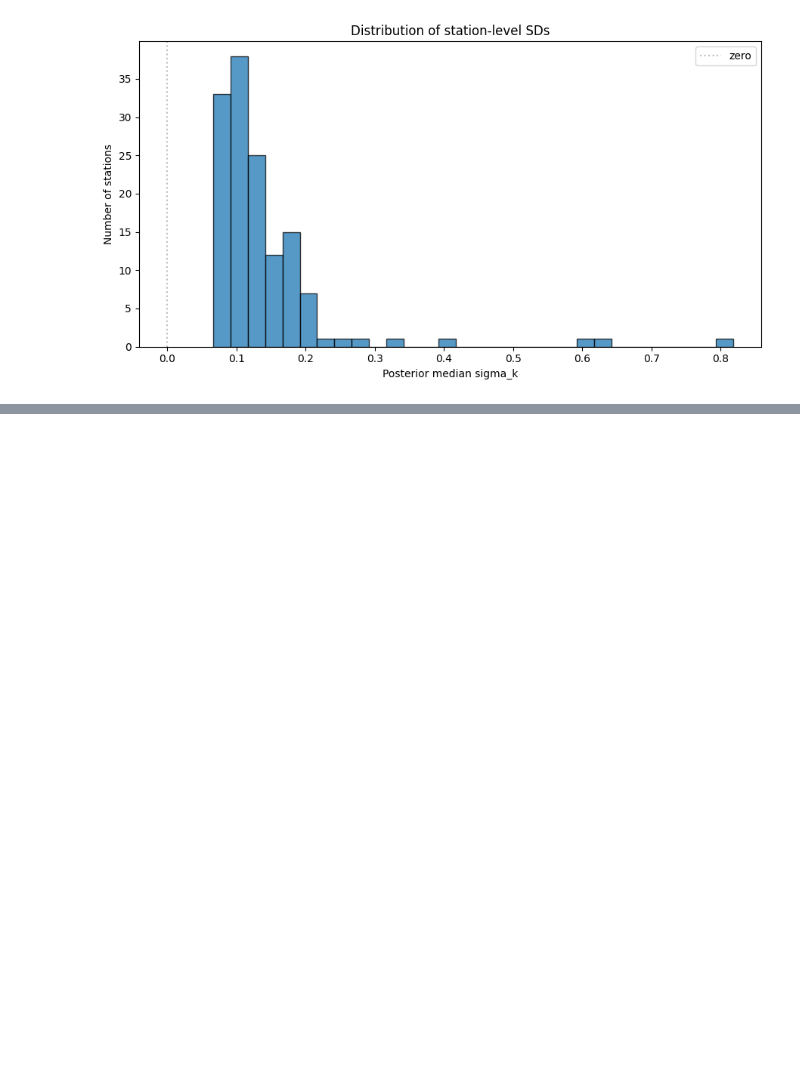
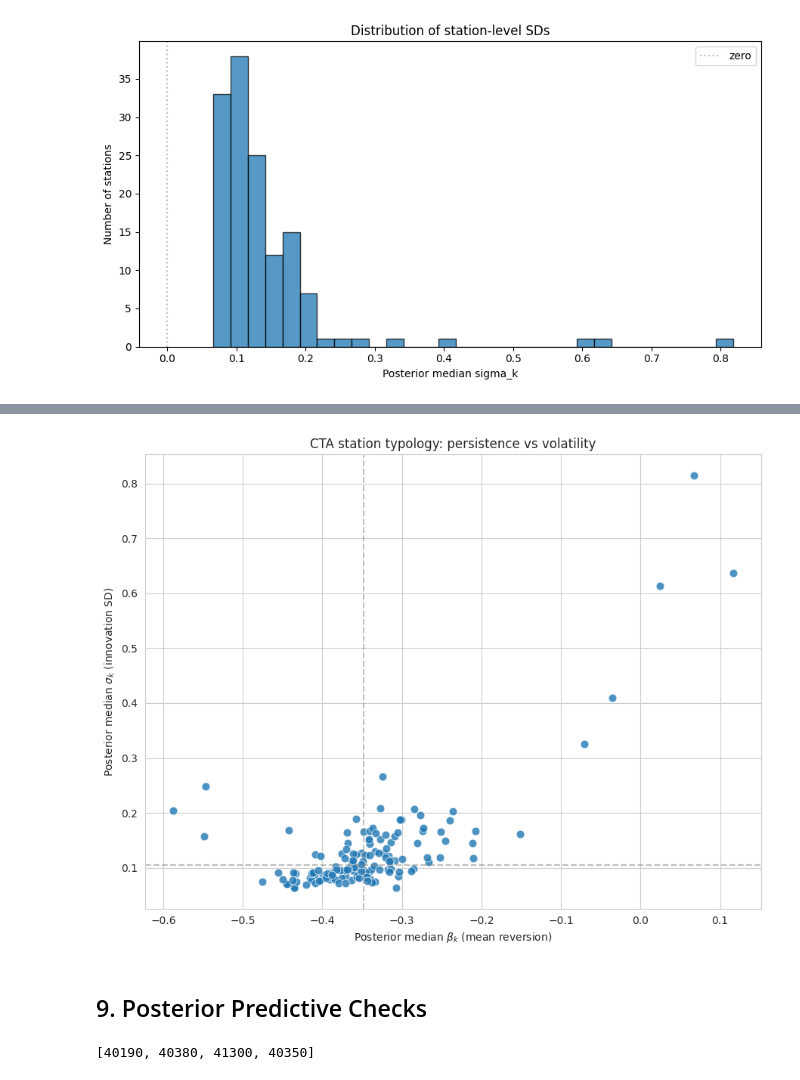
Before and after one commit to hatalan/sta720-project, a Jupyter notebook: notebooks/ar/ar.ipynb, the cells around one changed output, grey strips where cells are left out. Saved outputs shown, nothing was run; the diff lists cells and outputs as text; code cells hidden in the pictures; blank space fills up the shorter version.

```diff
--- a/notebooks/ar/ar.ipynb
+++ b/notebooks/ar/ar.ipynb
@@ -615,0 +802,8 @@ ar_mod_cta_icar_post.save_csvfiles(dir='./ar_mod_cta_icar_output')
+# %%
+station_df = pd.concat([station_id, pd.Series(beta_median, name='beta_median'), pd.Series(sigma_median, name='sigma_median')], axis=1)
+print(station_df)
+
+station_select = station_df.loc[(station_df['beta_median'] < -.2) & (station_df['beta_median'] > -0.25)]["station_id"]
+print(station_select)
+
+lookup_station(station_select, station_lookup)
@@ -615,0 +829,36 @@ ar_mod_cta_icar_post.save_csvfiles(dir='./ar_mod_cta_icar_output')
+# %%
+# Plot
+sns.set_style('whitegrid')
+fig, ax = plt.subplots(figsize=(9, 7))
+
+sns.scatterplot(
+    data=station_df,
+    x='beta_median',
+    y='sigma_median',
+    s=60,
+    alpha=0.8,
+    ax=ax,
+)
+
+# Quadrant lines at the medians
+ax.axvline(station_df['beta_median'].median(), color='gray', linestyle='--', alpha=0.5)
+ax.axhline(station_df['sigma_median'].median(), color='gray', linestyle='--', alpha=0.5)
+
+ax.set_xlabel(r'Posterior median $\beta_k$ (mean reversion)')
+ax.set_ylabel(r'Posterior median $\sigma_k$ (innovation SD)')
+ax.set_title('CTA station typology: persistence vs volatility')
+
+plt.tight_layout()
+plt.show()
+# %% [output]
+[figure, added]
+# %% [markdown]
+## 9. Posterior Predictive Checks
+# %%
+station_select = ['Sox-35th-Dan Ryan', 'Clark/Lake', 'Loyola', 'UIC-Halsted']
+station_select_id = lookup_station(station_select, station_lookup)
+print(station_select_id)
+
+check_idx = station_lookup[station_lookup['station_id'].isin(station_select_id)].index.tolist()
+# %% [output]
+[40190, 40380, 41300, 40350]
```
Also changed, not shown: parts of 22 cells of this notebook, 9 other files.
